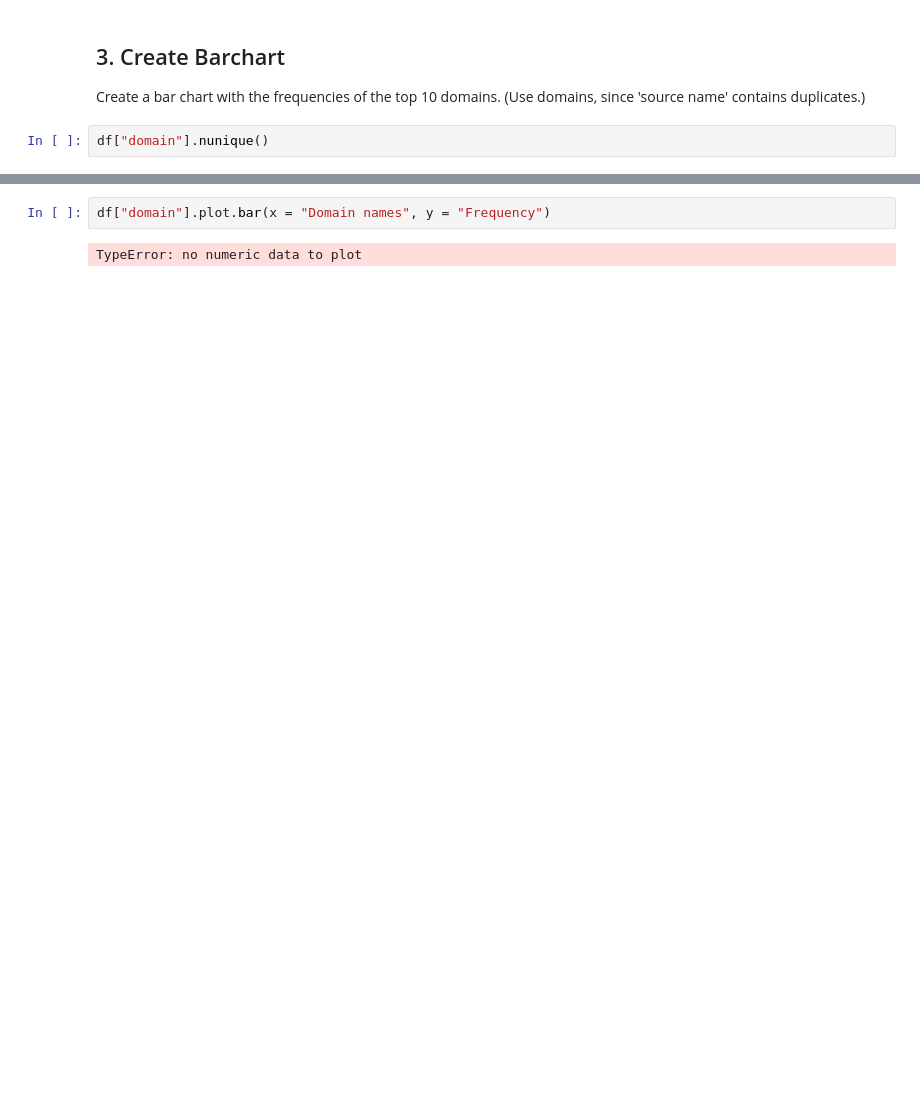
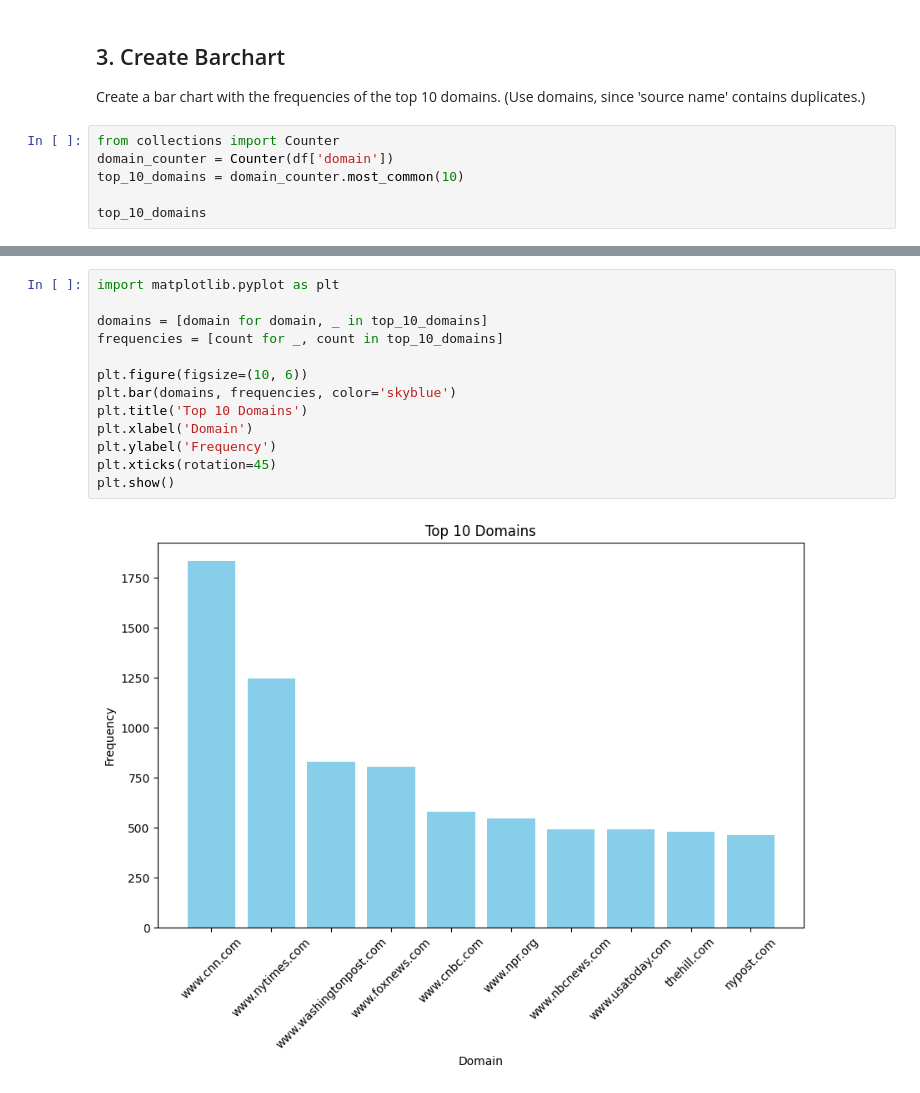
Before and after one commit to audrey-yip/cs315-coursework, a Jupyter notebook: CS315-Tutorial-Pandas/Exploring Google Top Stories.ipynb, the cells around one changed output, grey strips where cells are left out. Saved outputs shown, nothing was run; the diff lists cells and outputs as text; blank space fills up the shorter version.

```diff
--- a/CS315-Tutorial-Pandas/Exploring Google Top Stories.ipynb
+++ b/CS315-Tutorial-Pandas/Exploring Google Top Stories.ipynb
@@ -193,5 +189,9 @@ df_test.head()
 
 Create a bar chart with the frequencies of the top 10 domains. (Use domains, since 'source name' contains duplicates.)
 # %%
-df["domain"].nunique()
+from collections import Counter
+domain_counter = Counter(df['domain'])
+top_10_domains = domain_counter.most_common(10)
+
+top_10_domains
 # %% [output]
@@ -199,4 +208,15 @@ df["domain"].nunique()
 # %%
-df["domain"].plot.bar(x = "Domain names", y = "Frequency")
+import matplotlib.pyplot as plt
+
+domains = [domain for domain, _ in top_10_domains]
+frequencies = [count for _, count in top_10_domains]
+
+plt.figure(figsize=(10, 6))
+plt.bar(domains, frequencies, color='skyblue')
+plt.title('Top 10 Domains')
+plt.xlabel('Domain')
+plt.ylabel('Frequency')
+plt.xticks(rotation=45)
+plt.show()
 # %% [output]
-TypeError: no numeric data to plot
+[figure, added]
```
Also changed, not shown: parts of 8 cells of this notebook, 6 other files.
